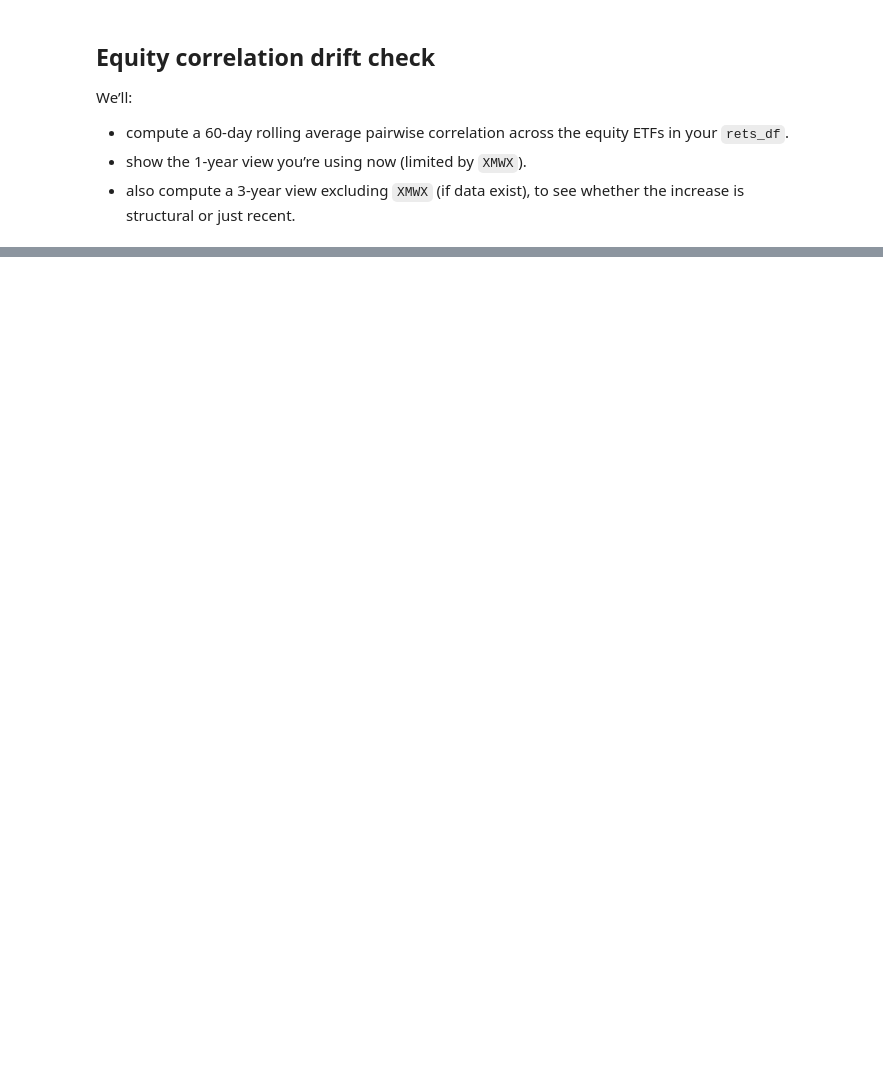
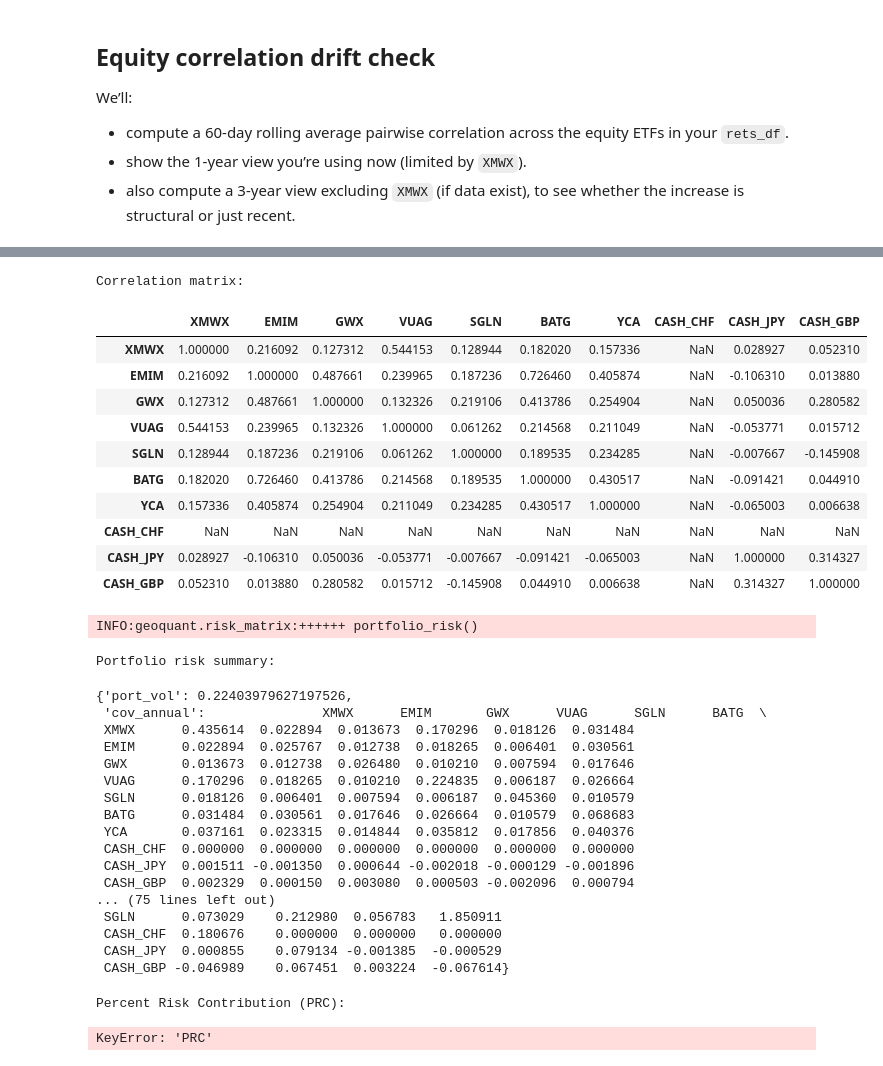
Before and after one commit to nimchimpski/GeoQuant, a Jupyter notebook: notebooks/risk_matrix_run.ipynb, the cells around one changed output, grey strips where cells are left out. Drawn from its saved outputs; the diff is of its cells as text; code cells hidden in the pictures; blank space fills up the shorter version.

```diff
--- a/notebooks/risk_matrix_run.ipynb
+++ b/notebooks/risk_matrix_run.ipynb
@@ -221,0 +299,49 @@ Length: 354, dtype: float64
+# %%
+
+# Portfolio correlation matrix and risk summary
+print('Correlation matrix:')
+display(rets_df.corr())
+
+risk_summary = risk_matrix.portfolio_risk(rets_df, w)
+print('Portfolio risk summary:')
+display(risk_summary)
+
+# Display Percent Risk Contribution (PRC) column
+import pandas as pd
+pd.set_option('display.max_columns', None)
+print('Percent Risk Contribution (PRC):')
+display(risk_summary['PRC'])
+# %% [output]
+Correlation matrix:
+|  | XMWX | EMIM | GWX | VUAG | SGLN | BATG | YCA | CASH_CHF | CASH_JPY | CASH_GBP |
+| XMWX | 1.000000 | 0.216092 | 0.127312 | 0.544153 | 0.128944 | 0.182020 | 0.157336 | NaN | 0.028927 | 0.052310 |
+| EMIM | 0.216092 | 1.000000 | 0.487661 | 0.239965 | 0.187236 | 0.726460 | 0.405874 | NaN | -0.106310 | 0.013880 |
+| GWX | 0.127312 | 0.487661 | 1.000000 | 0.132326 | 0.219106 | 0.413786 | 0.254904 | NaN | 0.050036 | 0.280582 |
+| VUAG | 0.544153 | 0.239965 | 0.132326 | 1.000000 | 0.061262 | 0.214568 | 0.211049 | NaN | -0.053771 | 0.015712 |
+| SGLN | 0.128944 | 0.187236 | 0.219106 | 0.061262 | 1.000000 | 0.189535 | 0.234285 | NaN | -0.007667 | -0.145908 |
+| BATG | 0.182020 | 0.726460 | 0.413786 | 0.214568 | 0.189535 | 1.000000 | 0.430517 | NaN | -0.091421 | 0.044910 |
+| YCA | 0.157336 | 0.405874 | 0.254904 | 0.211049 | 0.234285 | 0.430517 | 1.000000 | NaN | -0.065003 | 0.006638 |
+| CASH_CHF | NaN | NaN | NaN | NaN | NaN | NaN | NaN | NaN | NaN | NaN |
+| CASH_JPY | 0.028927 | -0.106310 | 0.050036 | -0.053771 | -0.007667 | -0.091421 | -0.065003 | NaN | 1.000000 | 0.314327 |
+| CASH_GBP | 0.052310 | 0.013880 | 0.280582 | 0.015712 | -0.145908 | 0.044910 | 0.006638 | NaN | 0.314327 | 1.000000 |
+INFO:geoquant.risk_matrix:++++++ portfolio_risk()
+Portfolio risk summary:
+{'port_vol': 0.22403979627197526,
+ 'cov_annual':               XMWX      EMIM       GWX      VUAG      SGLN      BATG  \
+ XMWX      0.435614  0.022894  0.013673  0.170296  0.018126  0.031484
+ EMIM      0.022894  0.025767  0.012738  0.018265  0.006401  0.030561
+ GWX       0.013673  0.012738  0.026480  0.010210  0.007594  0.017646
+ VUAG      0.170296  0.018265  0.010210  0.224835  0.006187  0.026664
+ SGLN      0.018126  0.006401  0.007594  0.006187  0.045360  0.010579
+ BATG      0.031484  0.030561  0.017646  0.026664  0.010579  0.068683
+ YCA       0.037161  0.023315  0.014844  0.035812  0.017856  0.040376
+ CASH_CHF  0.000000  0.000000  0.000000  0.000000  0.000000  0.000000
+ CASH_JPY  0.001511 -0.001350  0.000644 -0.002018 -0.000129 -0.001896
+ CASH_GBP  0.002329  0.000150  0.003080  0.000503 -0.002096  0.000794
+... (75 lines left out)
+ SGLN      0.073029    0.212980  0.056783   1.850911
+ CASH_CHF  0.180676    0.000000  0.000000   0.000000
+ CASH_JPY  0.000855    0.079134 -0.001385  -0.000529
+ CASH_GBP -0.046989    0.067451  0.003224  -0.067614}
+Percent Risk Contribution (PRC):
+KeyError: 'PRC'
```
Also changed, not shown: parts of 12 cells of this notebook, 9 other files.
